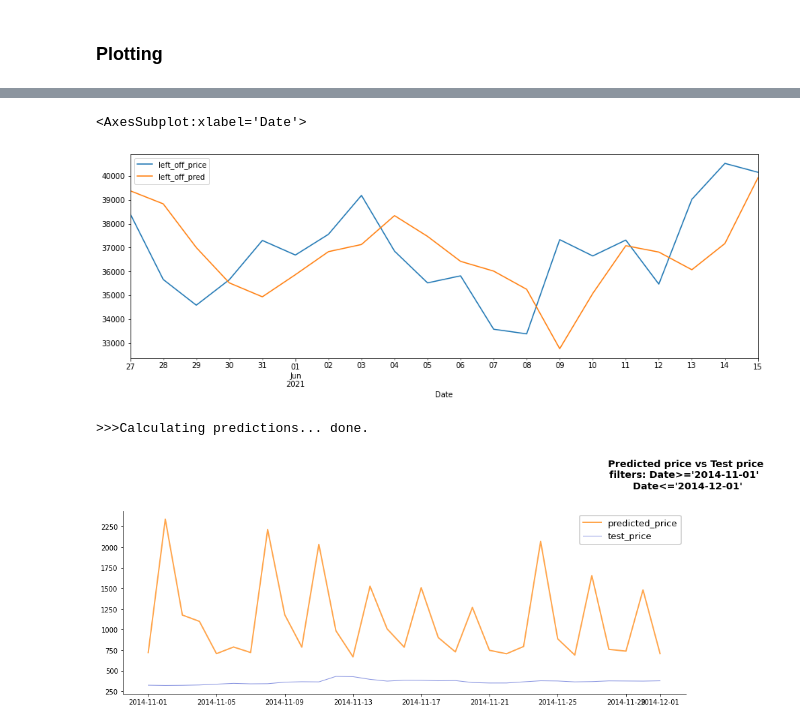
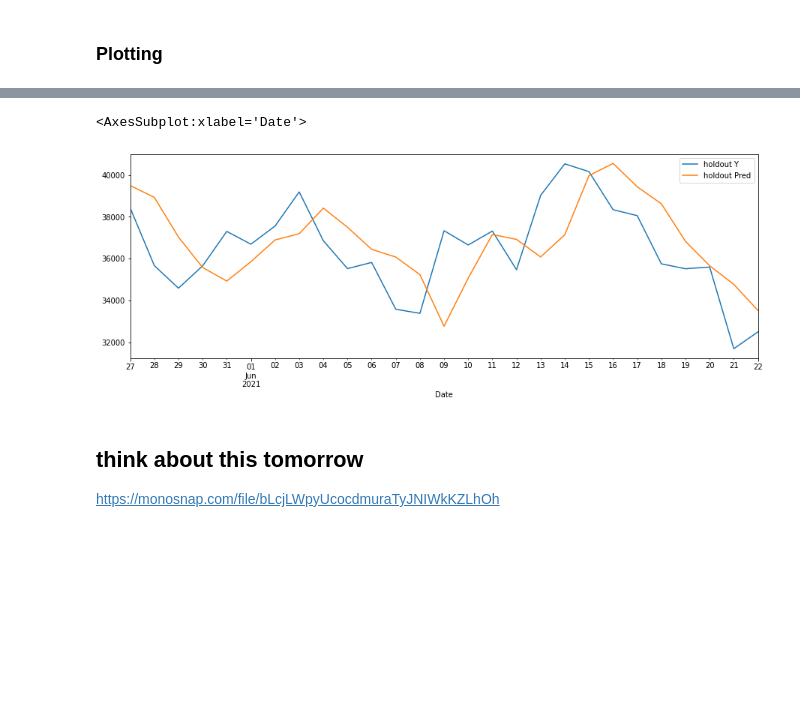
Before and after one commit to serg-razum-off/DFP-Numeric-2, a Jupyter notebook: train/btc_nn_DNS_first_try.ipynb, the cells around one changed output, grey strips where cells are left out. Cells and saved outputs as stored; diff of their text form; code cells hidden in the pictures; blank space fills up the shorter version.

```diff
--- a/train/btc_nn_DNS_first_try.ipynb
+++ b/train/btc_nn_DNS_first_try.ipynb
@@ -324,11 +334,11 @@ left_off_X[:3]
 | 2021-05-27 | 40322.2 | 37190.8 | 122930.0 | 1.982669e+06 | 66.114770 | 1.262394 | 645069798.0 | 718.75 | -30870.0 | ... |
 | 2021-05-28 | 38844.1 | 34772.4 | 199580.0 | 2.897052e+06 | 69.535068 | 1.343872 | 645284958.0 | 831.25 | 76650.0 | ... |
 # %%
-left_off_X_unrolled, left_off_y_unrolled = nn_manager_cut.unroll_train_test_to_sequences(
-    X=nn_manager_cut.scaler.transform(left_off_X),
-    y =left_off_y.values
+hold_out_X_unrolled, hold_out_y_unrolled = nn_manager_cut.unroll_train_test_to_sequences(
+    X=nn_manager_cut.scaler.transform(hold_out_X),
+    y =hold_out_y.values
 )
 
-left_off_X_unrolled[-1:], left_off_X_unrolled.shape[0]
+hold_out_X_unrolled[-1:], hold_out_X_unrolled.shape[0]
 # %% [output]
 >>> Method called with outer X and y. Returning X, y unrolled...
@@ -339,5 +349,5 @@ left_off_X_unrolled[-1:], left_off_X_unrolled.shape[0]
 # %%
-left_off_date_index = left_off_y.index[nn_manager_cut.training_seq_params['seq_len']:]
+left_off_date_index = hold_out_y.index[nn_manager_cut.training_seq_params['seq_len']:]
 left_off_date_index
 # %% [output]
 DatetimeIndex(['2021-05-27', '2021-05-28', '2021-05-29', '2021-05-30',
@@ -349,7 +361,7 @@ DatetimeIndex(['2021-05-27', '2021-05-28', '2021-05-29', '2021-05-30',
 # %%
 left_off_pred = [nn_manager_cut.model_predict(seq.reshape(1,
                                                    nn_manager_cut.training_seq_params['seq_len'],
-                                                   nn_manager_cut.training_seq_params['n_features']))[0][0][0]
-                 for seq in left_off_X_unrolled]
+                                                   nn_manager_cut.training_seq_params['n_features']))[0][0]
+                 for seq in hold_out_X_unrolled]
 left_off_pred[:2]
 # %% [output]
@@ -356,0 +369,3 @@ left_off_pred[:2]
+# %%
+hold_out_y_df = pd.DataFrame(data=hold_out_y_unrolled, index=left_off_date_index, columns=["holdout Y"])
+hold_out_pred_df = pd.DataFrame(data=left_off_pred, index=left_off_date_index, columns=["holdout Pred"])
@@ -357,23 +392,23 @@ left_off_pred[:2]
 # %%
 fig, ax = plt.subplots(1, figsize=(15,5))
 
-pd.DataFrame(data=left_off_y_unrolled, index=left_off_date_index, columns=["left_off_price"]).plot(ax=ax)
-pd.DataFrame(data=left_off_pred, index=left_off_date_index, columns=["left_off_pred"]).plot(ax=ax)
+hold_out_y_df.plot(ax=ax)
+hold_out_pred_df.plot(ax=ax)
 # %% [output]
 <AxesSubplot:xlabel='Date'>
-[figure, old version]
+[figure, new version]
+# %% [markdown]
+## think about this tomorrow
+https://monosnap.com/file/bLcjLWpyUcocdmuraTyJNIWkKZLhOh
 # %%
 # nn_manager_cut.plot_predicted_vs_test_price(filters=["Date>='2021.02.01'"])
 # nn_manager_cut.plot_predicted_vs_test_price(filters=["Date>='2020.11.10'", "Date<='2021.04.10'"], legend_loc='upper left')
 # nn_manager_cut.plot_predicted_vs_test_price(filters=["Date>='2018.06.01'", "Date<='2018.06.15'"])
 
-nn_manager_cut.plot_predicted_vs_test_price(filters=["Date>='2014-11-01'", "Date<='2014-12-01'"])
+# nn_manager_cut.plot_predicted_vs_test_price(filters=["Date>='2014-11-01'", "Date<='2014-12-01'"])
 
 
 # nn_manager_cut.plot_predicted_vs_test_price(filters=["Date>='2021.06.09'", "Date<='2021.06.17'"])
-# %% [output]
->>>Calculating predictions... done.
-[figure, removed]
 # %%
 # X = nn_manager_cut.X_test['2021-06-10':'2021-06-11']
 # X = nn_manager_cut.scaler.transform(X)
```
Also changed, not shown: parts of 22 cells of this notebook, 21 other files.
